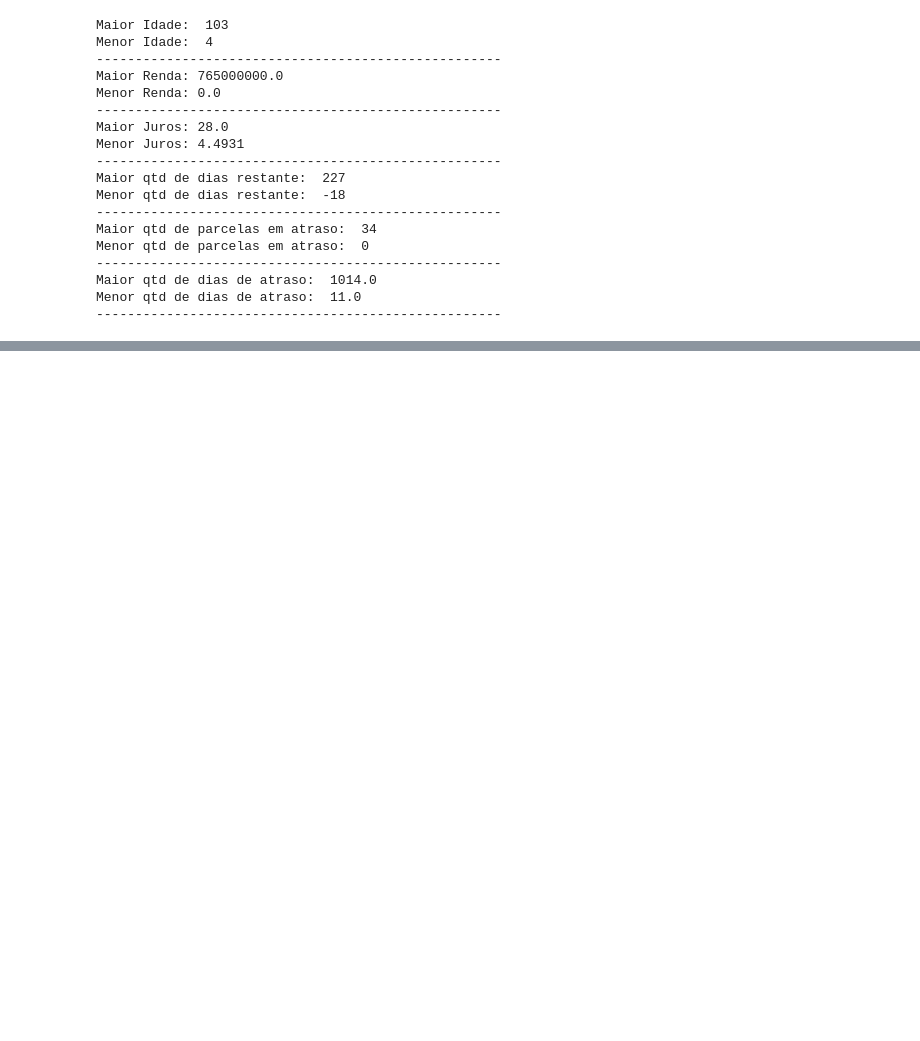
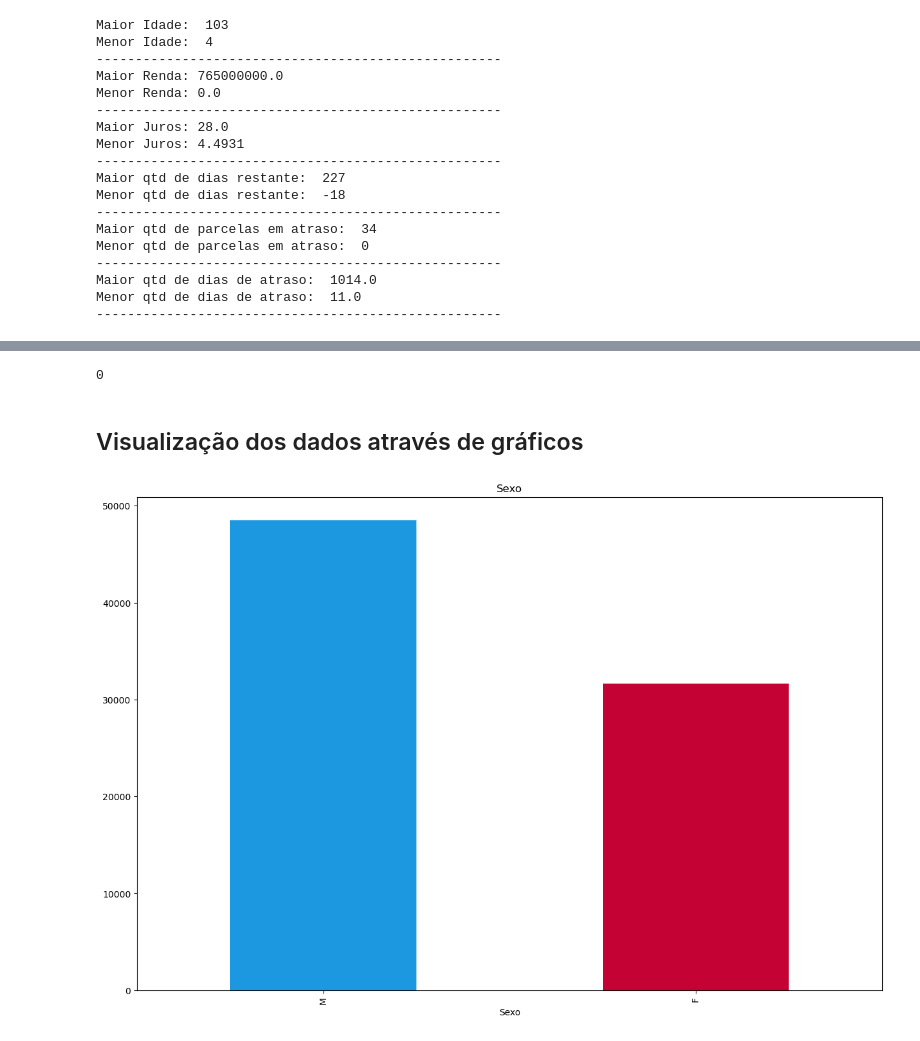
Before and after one commit to thaleswillreis/Modelo-ML-Prevencao-Fraude-v1, a Jupyter notebook: Modelo_ML_Prev_fraude.ipynb, the cells around one changed output, grey strips where cells are left out. Saved outputs shown, nothing was run; the diff lists cells and outputs as text; code cells hidden in the pictures; blank space fills up the shorter version.

Commit message:
Exploratory data analysis

```diff
--- a/Modelo_ML_Prev_fraude.ipynb
+++ b/Modelo_ML_Prev_fraude.ipynb
@@ -229,0 +421,6 @@ dtype: int64
+# %%
+# Criando faixas de prazo de empréstimo
+bins = [0, 36, 60, 120, 180, 720]
+labels = ['Até 36 Meses', 'De 37 até 60 Meses', 'De 61 até 120 Meses', 'De 121 até 180 Meses', 'Acima de 180 Meses']
+df['Faixa_Prazo_Emprestimo'] = pd.cut(df['Prazo_Emprestimo'], bins=bins, labels=labels)
+pd.value_counts(df.Faixa_Prazo_Emprestimo).sort_index()
@@ -229,0 +441,6 @@ dtype: int64
+# %%
+# Criando faixas de prazo restante
+bins = [-20, 60, 120, 180, 2000]
+labels = ['Até 60 Meses', 'De 61 até 120 Meses', 'De 121 até 180 Meses', 'Acima de 180 Meses']
+df['Faixa_Prazo_Restante'] = pd.cut(df['Prazo_Restante'], bins=bins, labels=labels)
+pd.value_counts(df.Faixa_Prazo_Restante).sort_index()
@@ -229,0 +458,6 @@ dtype: int64
+# %%
+# Criando faixa de dias em atraso
+bins = [-100, 30, 60, 90, 120, 180, 240, 365, 2000]
+labels = ['Até 30 dias', 'De 31 até 60', 'De 61 até 90', 'De 91 até 120', 'De 121 até 180', 'De 181 até 240','De 241 até 365', 'Acima de 365']
+df['Faixa_Dias_Atraso'] = pd.cut(df['QT_Dias_Atraso'], bins=bins, labels=labels)
+df.groupby(['Faixa_Dias_Atraso']).size()
@@ -229,0 +485,13 @@ dtype: int64
+# %%
+# Substituindo os valores nulos na coluna 'Escolaridade' por "Nenhum"
+df['Escolaridade'].fillna('Nenhum', inplace=True)
+# Verificando o DataFrame após a substituição
+print(df['Escolaridade'].isnull().sum())
+# %% [output]
+0
+# %% [markdown]
+## Visualização dos dados através de gráficos
+# %%
+df.Sexo.value_counts().plot(kind='bar', title='Sexo', color = ['#1B98E0', '#C40233']);
+# %% [output]
+[figure, added]
```
Also changed, not shown: parts of 41 cells of this notebook.
